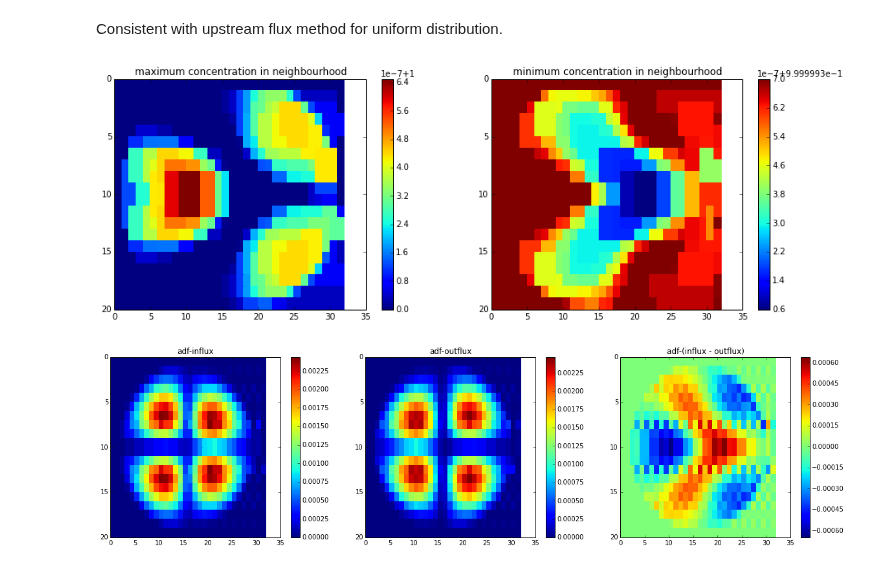
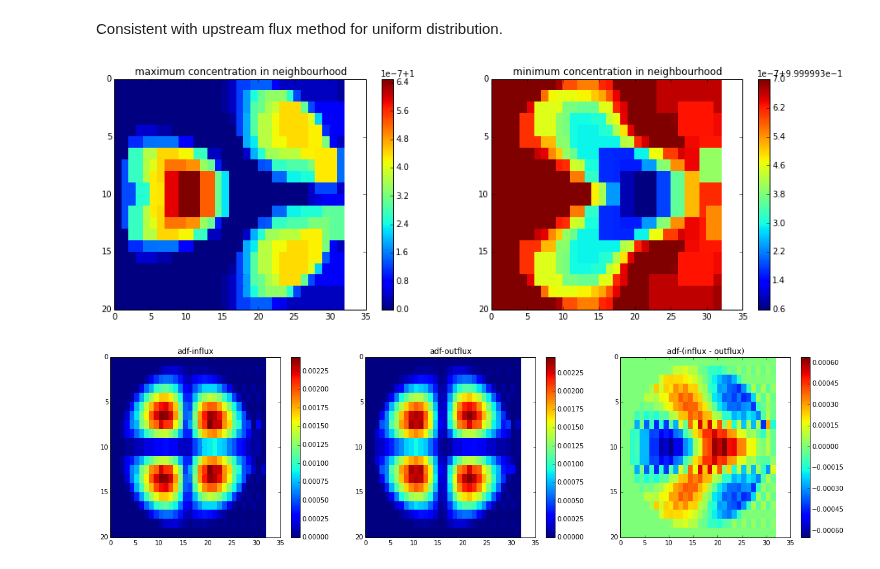
Before and after one commit to UBC-MOAD/pa-th-simple, a Jupyter notebook: prelim-model/Evaluation of 2D TVD - Step 4.ipynb, the cells around one changed output. Saved outputs shown, nothing was run; the diff lists cells and outputs as text; code cells hidden in the pictures.

Commit message:
Re-fixed correction to conc_up/conc_do at boundary (didn't merge properly, un-did Susan's changes).

```diff
--- a/prelim-model/Evaluation of 2D TVD - Step 4.ipynb
+++ b/prelim-model/Evaluation of 2D TVD - Step 4.ipynb
@@ -183,49 +183,49 @@ Consistent with upstream flux method for uniform distribution.
 # %%
 # max and min concentrations in region
 conc_up = np.zeros((nz, nx)); xdo = np.zeros((nz, nx))
 conc_do = np.zeros((nz, nx)); zdo = np.zeros((nz, nx))
 # max/min in middle domain
 for j in range(1, nx - 1):
                 for i in range(1, nz - 1):
                         conc_up[i, j] = max( np.max(conc.a[i-1:i+2, j-1:j+2]), np.max(tau_up[i-1:i+2, j-1:j+2]) )
                         conc_do[i, j] = min( np.min(conc.a[i-1:i+2, j-1:j+2]), np.min(tau_up[i-1:i+2, j-1:j+2]) )
 # max/min on x-bounds
 for i in range(1, nz - 1):
-    conc_up[i, 0] = max( np.max(conc.a[i-1:i+1, 0:1]), np.max(tau_up[i-1:i+1, 0:1]))
-    conc_up[i, nx-1] = max( np.max(conc.a[i-1:i+1, nx-2:nx-1]), np.max(tau_up[i-1:i+1, nx-2:nx-1]))
-    conc_do[i, 0] = min( np.min(conc.a[i-1:i+1, 0:1]), np.min(tau_up[i-1:i+1, 0:1]))
-    conc_do[i, nx-1] = min( np.min(conc.a[i-1:i+1, nx-2:nx-1]), np.min(tau_up[i-1:i+1, nx-2:nx-1]))
+    conc_up[i, 0] = max( np.max(conc.a[i-1:i+2, 0:2]), np.max(tau_up[i-1:i+2, 0:2]))
+    conc_up[i, nx-1] = max( np.max(conc.a[i-1:i+2, nx-2:nx]), np.max(tau_up[i-1:i+2, nx-2:nx]))
+    conc_do[i, 0] = min( np.min(conc.a[i-1:i+2, 0:2]), np.min(tau_up[i-1:i+2, 0:2]))
+    conc_do[i, nx-1] = min( np.min(conc.a[i-1:i+2, nx-2:nx]), np.min(tau_up[i-1:i+2, nx-2:nx]))
 
 for j in range(1, nx - 1):
-    conc_up[0, j] = max( np.max(conc.a[0:1, j-1:j+1]), np.max(tau_up[0:1, j-1:j+1]))
-    conc_up[nz-1, j] = max( np.max(conc.a[nz-2:nz-1, j-1:j+1]), np.max(tau_up[nz-2:nz-1, j-1:j+1]))
-    conc_do[0, j] = min( np.min(conc.a[0:1, j-1:j+1]), np.min(tau_up[0:1, j-1:j+1]))
-    conc_do[nz-1, j] = min( np.min(conc.a[nz-2:nz-1, j-1:j+1]), np.min(tau_up[nz-2:nz-1, j-1:j+1]))
+    conc_up[0, j] = max( np.max(conc.a[0:2, j-1:j+2]), np.max(tau_up[0:2, j-1:j+2]))
+    conc_up[nz-1, j] = max( np.max(conc.a[nz-2:nz, j-1:j+2]), np.max(tau_up[nz-2:nz, j-1:j+2]))
+    conc_do[0, j] = min( np.min(conc.a[0:2, j-1:j+2]), np.min(tau_up[0:2, j-1:j+2]))
+    conc_do[nz-1, j] = min( np.min(conc.a[nz-2:nz, j-1:j+2]), np.min(tau_up[nz-2:nz, j-1:j+2]))
 
-conc_up[0, 0] = max( np.max(conc.a[0:1, 0:1]), np.max(tau_up[0:1, 0:1]))
-conc_up[0, nx-1] = max( np.max(conc.a[0:1, nx-2:nx-1]), np.max(tau_up[0:1, nx-2:nx-1]))
-conc_up[nz-1, 0] = max( np.max(conc.a[nz-2:nz-1, 0:1]), np.max(tau_up[nz-2:nz-1, 0:1]))
-conc_up[nz-1, nx-1] = max( np.max(conc.a[nz-2:nz-1, nx-2:nx-1]), np.max(tau_up[nz-2:nz-1, nx-2:nx-1]))
+conc_up[0, 0] = max( np.max(conc.a[0:2, 0:2]), np.max(tau_up[0:2, 0:2]))
+conc_up[0, nx-1] = max( np.max(conc.a[0:2, nx-2:nx]), np.max(tau_up[0:2, nx-2:nx]))
+conc_up[nz-1, 0] = max( np.max(conc.a[nz-2:nz, 0:2]), np.max(tau_up[nz-2:nz, 0:2]))
+conc_up[nz-1, nx-1] = max( np.max(conc.a[nz-2:nz, nx-2:nx]), np.max(tau_up[nz-2:nz, nx-2:nx]))
 
-conc_do[0, 0] = min( np.min(conc.a[0:1, 0:1]), np.min(tau_up[0:1, 0:1]))
-conc_do[0, nx-1] = min( np.min(conc.a[0:1, nx-2:nx-1]), np.min(tau_up[0:1, nx-2:nx-1]))
-conc_do[nz-1, 0] = min( np.min(conc.a[nz-2:nz-1, 0:1]), np.min(tau_up[nz-2:nz-1, 0:1]))
-conc_do[nz-1, nx-1] = min( np.min(conc.a[nz-2:nz-1, nx-2:nx-1]), np.min(tau_up[nz-2:nz-1, nx-2:nx-1]))
+conc_do[0, 0] = min( np.min(conc.a[0:2, 0:2]), np.min(tau_up[0:2, 0:2]))
+conc_do[0, nx-1] = min( np.min(conc.a[0:2, nx-2:nx]), np.min(tau_up[0:2, nx-2:nx]))
+conc_do[nz-1, 0] = min( np.min(conc.a[nz-2:nz, 0:2]), np.min(tau_up[nz-2:nz, 0:2]))
+conc_do[nz-1, nx-1] = min( np.min(conc.a[nz-2:nz, nx-2:nx]), np.min(tau_up[nz-2:nz, nx-2:nx]))
 
 # plot
 plt.subplots(1,2,figsize=(15,5))
 plt.subplot(121)
 test = plt.pcolormesh(conc_up)
 plt.title('maximum concentration in neighbourhood')
 plt.colorbar(test)
 plt.gca().invert_yaxis()
 plt.subplot(122)
 test = plt.pcolormesh(conc_do)
 plt.title('minimum concentration in neighbourhood')
 plt.colorbar(test)
 plt.gca().invert_yaxis()
 # %% [output]
-[figure, old version]
+[figure, new version]
 # %%
 # define anti-diffusive influx and outflux in x
 xpos = np.zeros((nz, nx)); xneg = np.zeros((nz, nx))
```
Also changed, not shown: parts of 1 cell of this notebook.
